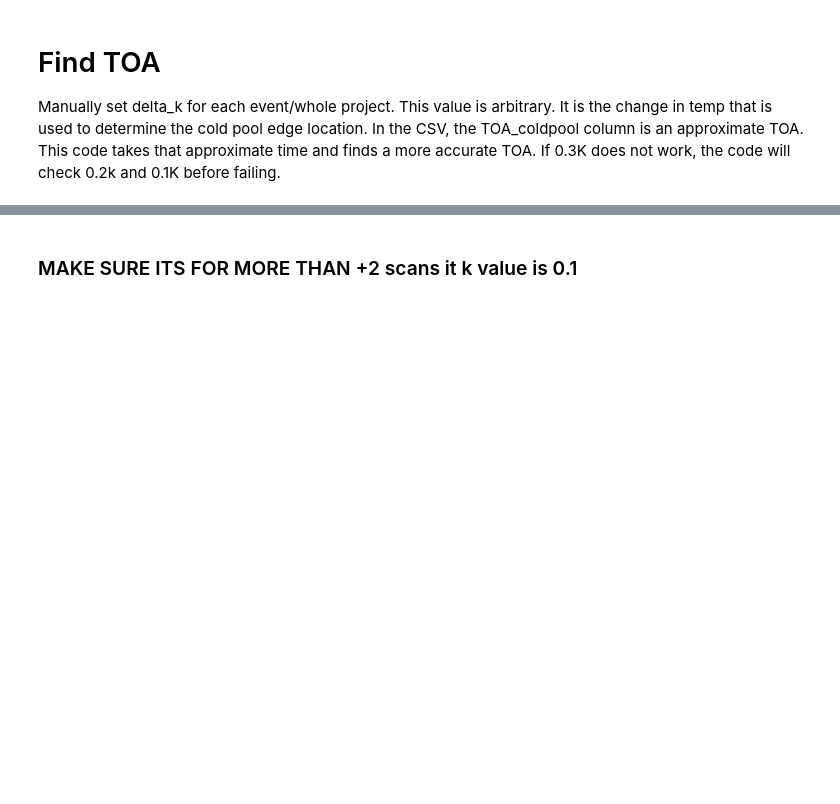
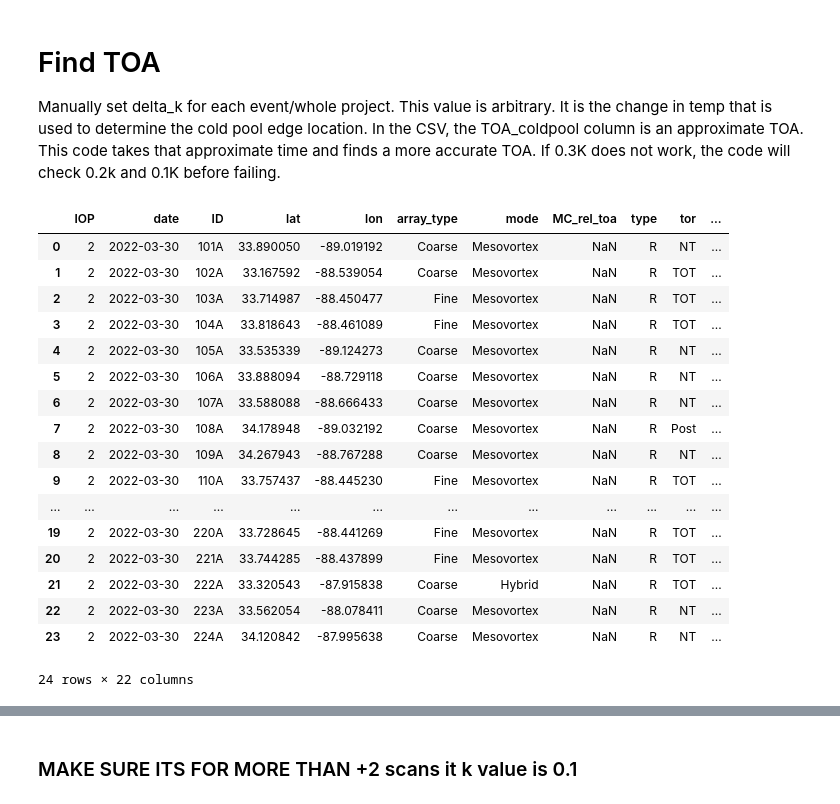
Before and after one commit to joshuaostaszewski/PERiLS_SN, a Jupyter notebook: ColdPoolProperties.ipynb, the cells around one changed output, grey strips where cells are left out. Drawn from its saved outputs; the diff is of its cells as text; code cells hidden in the pictures; blank space fills up the shorter version.

```diff
--- a/ColdPoolProperties.ipynb
+++ b/ColdPoolProperties.ipynb
@@ -42,6 +44,27 @@ Populating the interactive namespace from numpy and matplotlib
 # Find TOA
 
 Manually set delta_k for each event/whole project. This value is arbitrary. It is the change in temp that is used to determine the cold pool edge location. In the CSV, the TOA_coldpool column is an approximate TOA. This code takes that approximate time and finds a more accurate TOA. If 0.3K does not work, the code will check 0.2k and 0.1K before failing.
+# %%
+sns #look at TimeToSpace.ipynb for description of each variable
+# %% [output]
+|  | IOP | date | ID | lat | lon | array_type | mode | MC_rel_toa | type | tor | ... |
+| 0 | 2 | 2022-03-30 | 101A | 33.890050 | -89.019192 | Coarse | Mesovortex | NaN | R | NT | ... |
+| 1 | 2 | 2022-03-30 | 102A | 33.167592 | -88.539054 | Coarse | Mesovortex | NaN | R | TOT | ... |
+| 2 | 2 | 2022-03-30 | 103A | 33.714987 | -88.450477 | Fine | Mesovortex | NaN | R | TOT | ... |
+| 3 | 2 | 2022-03-30 | 104A | 33.818643 | -88.461089 | Fine | Mesovortex | NaN | R | TOT | ... |
+| 4 | 2 | 2022-03-30 | 105A | 33.535339 | -89.124273 | Coarse | Mesovortex | NaN | R | NT | ... |
+| 5 | 2 | 2022-03-30 | 106A | 33.888094 | -88.729118 | Coarse | Mesovortex | NaN | R | NT | ... |
+| 6 | 2 | 2022-03-30 | 107A | 33.588088 | -88.666433 | Coarse | Mesovortex | NaN | R | NT | ... |
+| 7 | 2 | 2022-03-30 | 108A | 34.178948 | -89.032192 | Coarse | Mesovortex | NaN | R | Post | ... |
+| 8 | 2 | 2022-03-30 | 109A | 34.267943 | -88.767288 | Coarse | Mesovortex | NaN | R | NT | ... |
+| 9 | 2 | 2022-03-30 | 110A | 33.757437 | -88.445230 | Fine | Mesovortex | NaN | R | TOT | ... |
+| ... | ... | ... | ... | ... | ... | ... | ... | ... | ... | ... | ... |
+| 19 | 2 | 2022-03-30 | 220A | 33.728645 | -88.441269 | Fine | Mesovortex | NaN | R | TOT | ... |
+| 20 | 2 | 2022-03-30 | 221A | 33.744285 | -88.437899 | Fine | Mesovortex | NaN | R | TOT | ... |
+| 21 | 2 | 2022-03-30 | 222A | 33.320543 | -87.915838 | Coarse | Hybrid | NaN | R | TOT | ... |
+| 22 | 2 | 2022-03-30 | 223A | 33.562054 | -88.078411 | Coarse | Mesovortex | NaN | R | NT | ... |
+| 23 | 2 | 2022-03-30 | 224A | 34.120842 | -87.995638 | Coarse | Mesovortex | NaN | R | NT | ... |
+24 rows × 22 columns
 # %%
 delta_k = {'2022-03-22':0.30,
            '2022-03-30':0.30,
```
Also changed, not shown: parts of 8 cells of this notebook.
